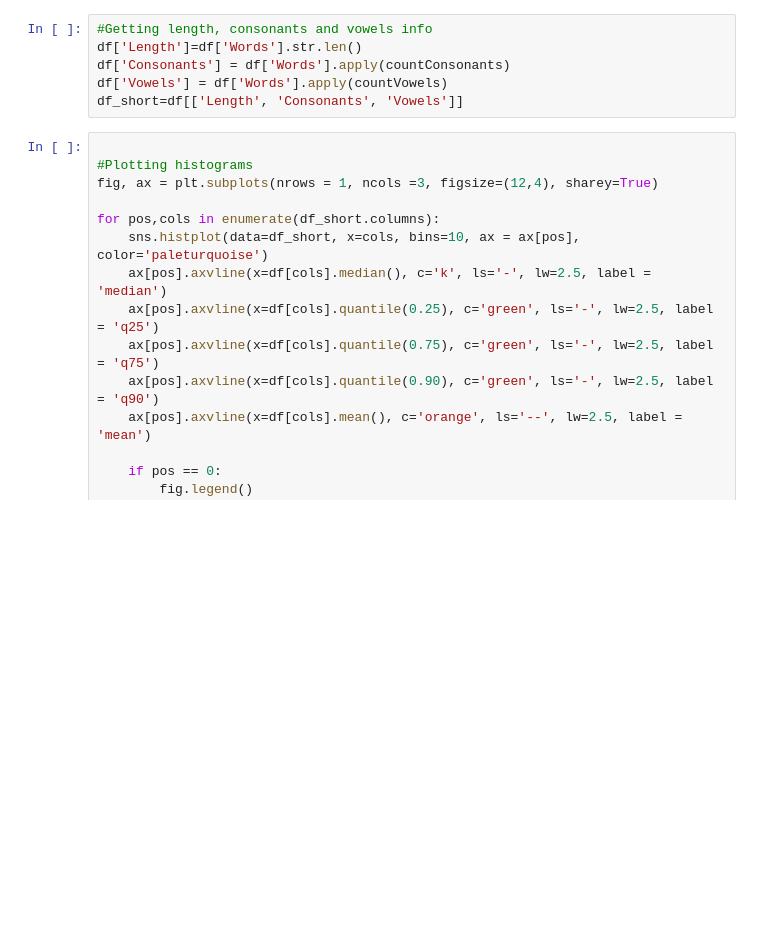
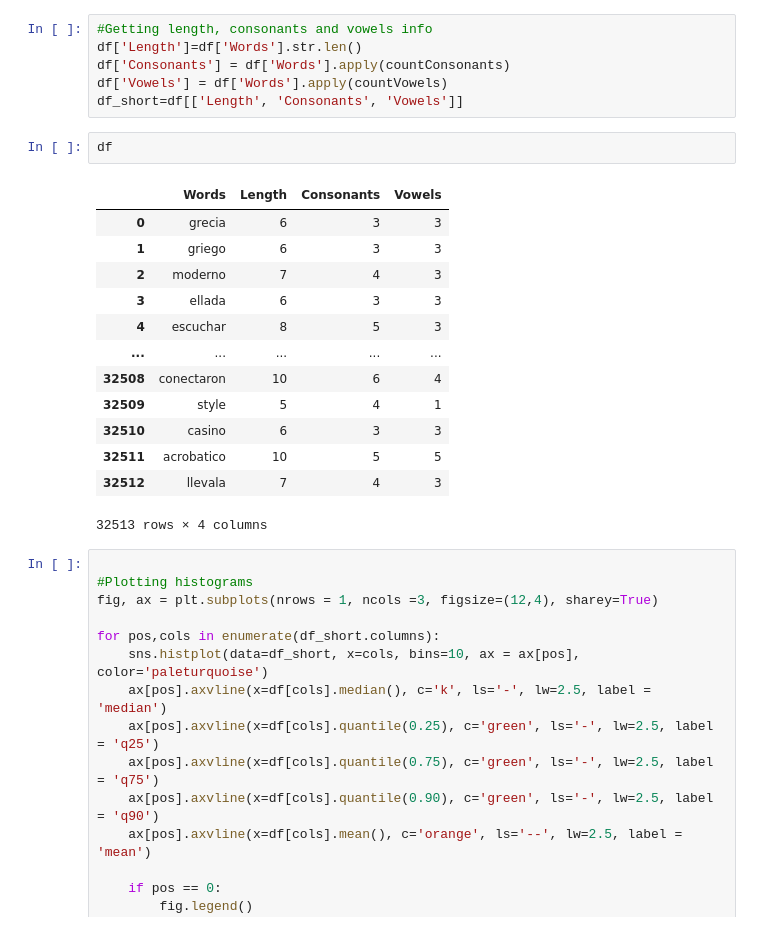
Before and after one commit to valenrami5/__valen__, a Jupyter notebook: hypothesis_testing.ipynb, the cells around one changed output. Saved outputs shown, nothing was run; the diff lists cells and outputs as text; blank space fills up the shorter version.

```diff
--- a/hypothesis_testing.ipynb
+++ b/hypothesis_testing.ipynb
@@ -59,6 +61,22 @@ df['Length']=df['Words'].str.len()
 df['Consonants'] = df['Words'].apply(countConsonants)
 df['Vowels'] = df['Words'].apply(countVowels)
 df_short=df[['Length', 'Consonants', 'Vowels']]
+# %%
+df
+# %% [output]
+|  | Words | Length | Consonants | Vowels |
+| 0 | grecia | 6 | 3 | 3 |
+| 1 | griego | 6 | 3 | 3 |
+| 2 | moderno | 7 | 4 | 3 |
+| 3 | ellada | 6 | 3 | 3 |
+| 4 | escuchar | 8 | 5 | 3 |
+| ... | ... | ... | ... | ... |
+| 32508 | conectaron | 10 | 6 | 4 |
+| 32509 | style | 5 | 4 | 1 |
+| 32510 | casino | 6 | 3 | 3 |
+| 32511 | acrobatico | 10 | 5 | 5 |
+| 32512 | llevala | 7 | 4 | 3 |
+32513 rows × 4 columns
 # %%
 
 #Plotting histograms
```
Also changed, not shown: parts of 12 cells of this notebook.
